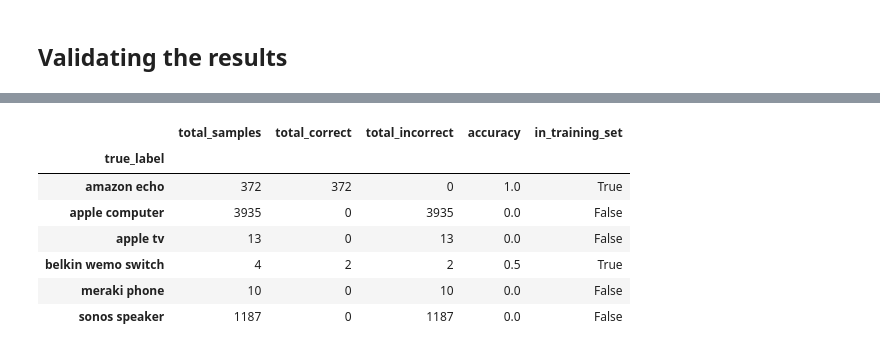
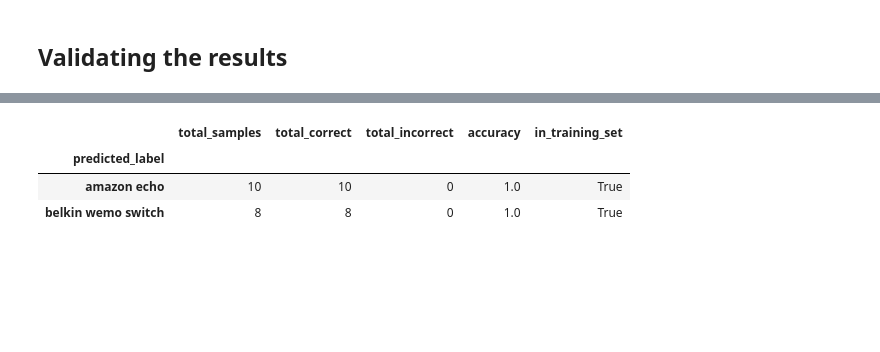
Before and after one commit to daghan/W210-IoT, a Jupyter notebook: IoT6_Sydney-all_rows_test_fasttext.ipynb, the cells around one changed output, grey strips where cells are left out. Cells and saved outputs as stored; diff of their text form; code cells hidden in the pictures; blank space fills up the shorter version.

```diff
--- a/IoT6_Sydney-all_rows_test_fasttext.ipynb
+++ b/IoT6_Sydney-all_rows_test_fasttext.ipynb
@@ -349,10 +362,10 @@ This is a function that is putting everything together.
 5- Aggregatest and merges the dataframes based on source MAC IDs (this part is complicated so you should read the inline comments in the function below.
 # %%
 def preprocessDF(df):
-    df['oui.src'] = df['eth.src'].apply(lambda x: ''.join(x.upper().split(':')[0:3]))
-    df['tail.src'] = df['eth.src'].apply(lambda x: ''.join(x.upper().split(':')[3:6]))
-    df['oui.dst'] = df['eth.dst'].apply(lambda x: ''.join(x.upper().split(':')[0:3]))
-    df['tail.dst'] = df['eth.dst'].apply(lambda x: ''.join(x.upper().split(':')[3:6]))
+    df['oui.src'] = df['eth.src'].apply(lambda x: ''.join(x.lower().split(':')[0:3]))
+    df['tail.src'] = df['eth.src'].apply(lambda x: ''.join(x.lower().split(':')[3:6]))
+    df['oui.dst'] = df['eth.dst'].apply(lambda x: ''.join(x.lower().split(':')[0:3]))
+    df['tail.dst'] = df['eth.dst'].apply(lambda x: ''.join(x.lower().split(':')[3:6]))
 
     #create dask frame
     df = dd.from_pandas(df, npartitions=8)
@@ -413,6 +426,7 @@ def preprocessDF(df):
     #df['org.dst'] = df['org.dst'].fillna("UNKNOWN")
     #df['tail.dst'] = df['tail.dst'].fillna("UNKNOWN")
 
+
      # let's create a sentence for each packet
     df['sentence'] = df.apply(lambda line: protoLang(line), axis=1, meta = str)
 
@@ -579,8 +593,10 @@ validate_df['true_label'] = test_df['label'].replace({'__label__':''}, regex=Tru
 validate_df['predicted_label'] = validate_df['predicted_label'].apply(lambda x: le.inverse_transform(int(x)))
 validate_df['true_label'] = validate_df['true_label'].apply(lambda x: le.inverse_transform(int(x)))
 validate_df['eth'] = test_df['eth.src'].values
+validate_df['oui'] = validate_df['eth'].apply(lambda x: "".join(x.split(':')[0:3]))
 validate_df['org.src'] = test_df['org.src'].values
 validate_df['tail.src'] = test_df['tail.src'].values
+validate_df['predicted_manufacturer'] = validate_df['predicted_label'].apply(lambda x: x.split(' ')[0])
 validate_df['sentence'] = test_df['sentence'].values
 # %%
 validate_df.head()
@@ -608,0 +660,9 @@ confusion_matrix.plot()
+# %%
+sydney_devices = pd.read_csv('sydney_devices.csv')
+sydney_devices['MAC address'] = sydney_devices['MAC address'].apply(lambda x: x.lower().strip())
+sydney_devices['Manufacturer'] = sydney_devices['Manufacturer'].apply(lambda x: x.lower().strip())
+sydney_devices['Device Type'] = sydney_devices['Device Type'].apply(lambda x: x.lower().strip())
+sydney_devices['OUI'] = sydney_devices['MAC address'].apply(lambda x: ''.join(x.lower().split(':')[0:3]))
+sydney_devices['Manufacturer Device Type'] = ([' '.join(row) for row in
+                        zip(sydney_devices["Manufacturer"],sydney_devices["Device Type"])])
+sydney_devices['Manufacturer Device Type'] = sydney_devices['Manufacturer Device Type'].apply(lambda x: x.strip())
@@ -608,0 +678,3 @@ confusion_matrix.plot()
+# %%
+filtered_validate_df = validate_df.merge(sydney_devices[['OUI','Manufacturer']],
+                                         left_on='oui', right_on='OUI',how='left').dropna()
@@ -609,26 +690,24 @@ confusion_matrix.plot()
 # %%
-classified_by_true_label_df = validate_df.groupby('true_label').apply(len).to_frame()
+classified_by_true_label_df = filtered_validate_df.groupby('predicted_label').apply(len).to_frame()
 classified_by_true_label_df.columns = ['total_samples']
-classified_by_true_label_df['total_correct'] = validate_df.groupby('true_label').\
+
+classified_by_true_label_df['total_correct'] = filtered_validate_df.groupby('predicted_label').\
                     apply(lambda df:  sum(df['true_label'] == df['predicted_label']))
 
 classified_by_true_label_df['total_incorrect'] = classified_by_true_label_df['total_samples'] - \
                                                     classified_by_true_label_df['total_correct']
+
 classified_by_true_label_df['accuracy'] = classified_by_true_label_df['total_correct'] / \
                                                     classified_by_true_label_df['total_samples']
 
 # Gather a list of all devices seen in the traffic data
 training_devices = training_df['Manufacturer Device Type'].unique().tolist()
 
 # Create a columns to indicate whether that a given test devices
 classified_by_true_label_df['in_training_set'] = classified_by_true_label_df.index.map(lambda x:  x in training_devices)
 classified_by_true_label_df
 # %% [output]
 |  | total_samples | total_correct | total_incorrect | accuracy | in_training_set |
-| true_label |  |  |  |  |  |
-| amazon echo | 372 | 372 | 0 | 1.0 | True |
-| apple computer | 3935 | 0 | 3935 | 0.0 | False |
-| apple tv | 13 | 0 | 13 | 0.0 | False |
-| belkin wemo switch | 4 | 2 | 2 | 0.5 | True |
-| meraki phone | 10 | 0 | 10 | 0.0 | False |
-| sonos speaker | 1187 | 0 | 1187 | 0.0 | False |
+| predicted_label |  |  |  |  |  |
+| amazon echo | 10 | 10 | 0 | 1.0 | True |
+| belkin wemo switch | 8 | 8 | 0 | 1.0 | True |
```
Also changed, not shown: parts of 25 cells of this notebook.
